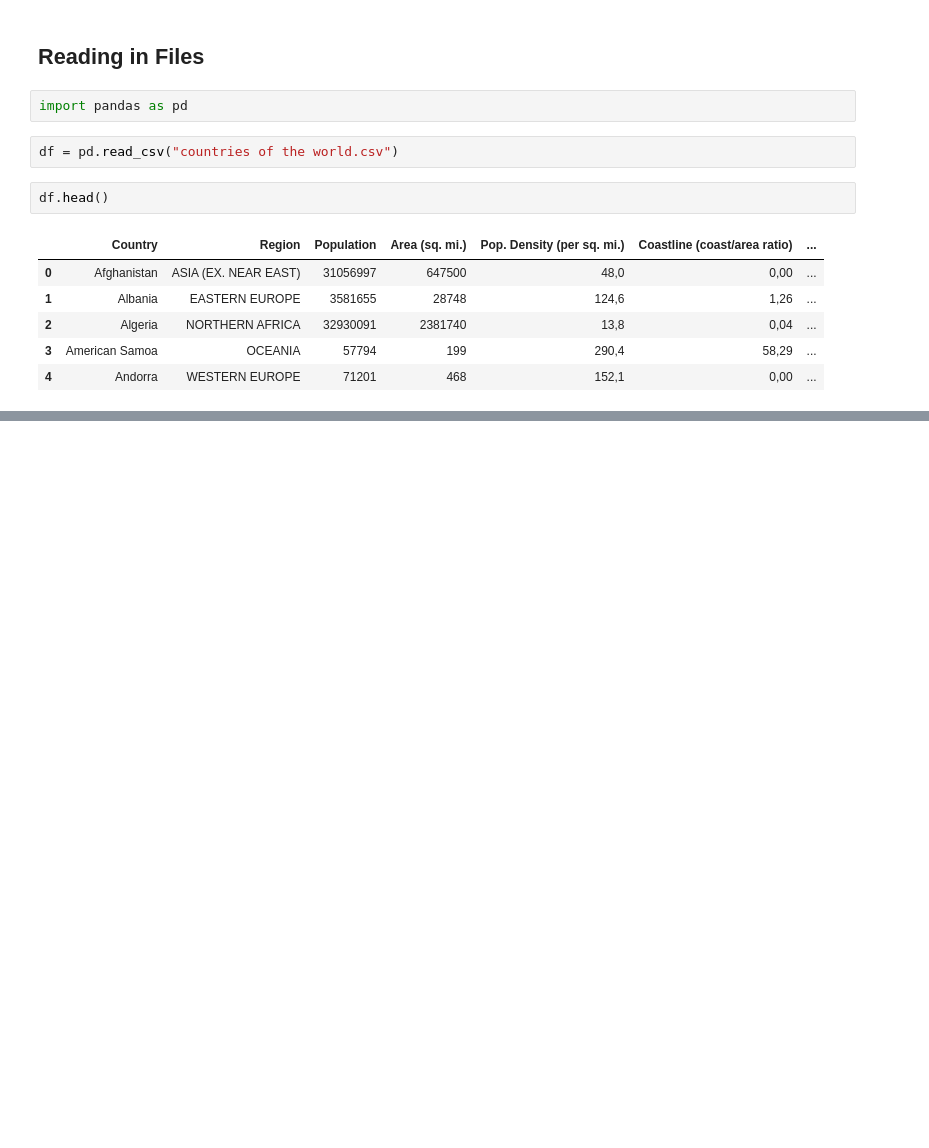
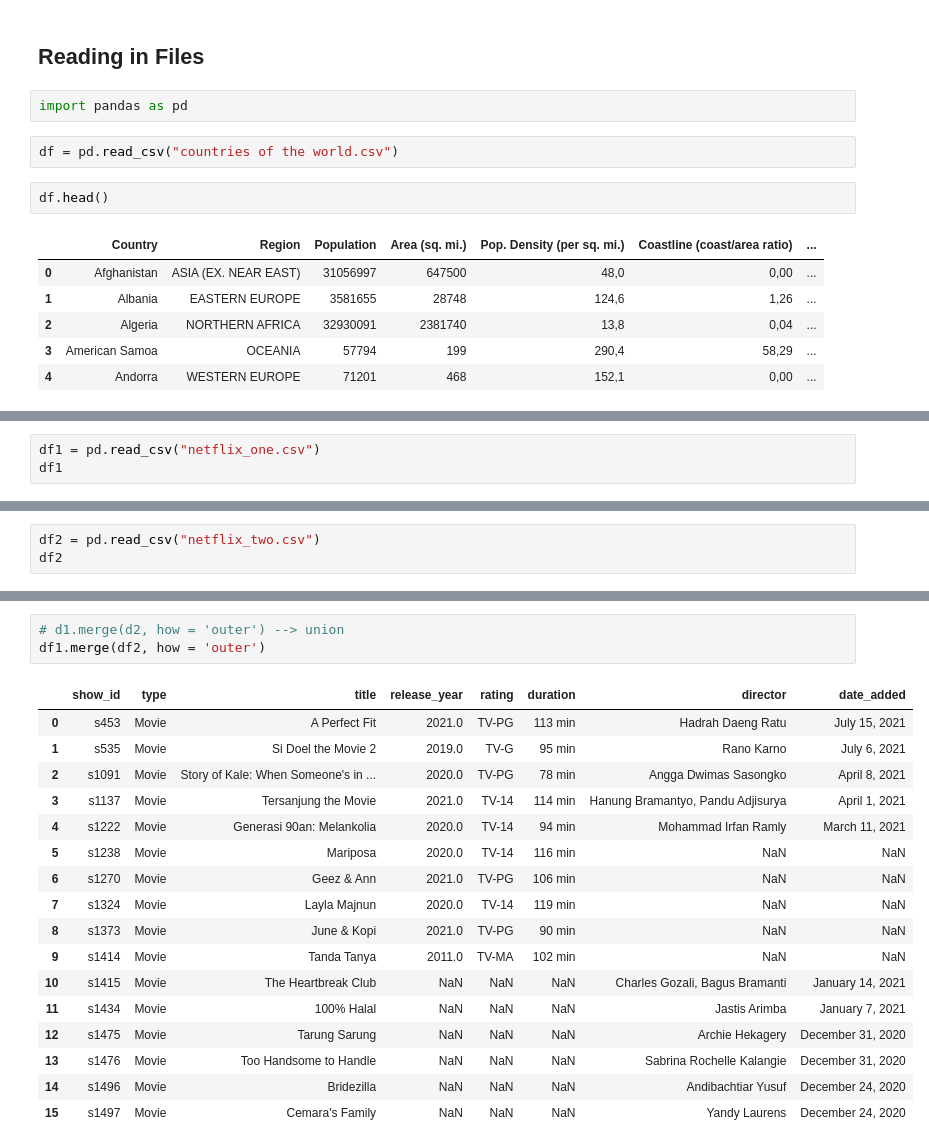
Before and after one commit to imronfilayatyds/intro-to-analytics, a Jupyter notebook: read.ipynb, the cells around one changed output, grey strips where cells are left out. Drawn from its saved outputs; the diff is of its cells as text; blank space fills up the shorter version.

```diff
--- a/read.ipynb
+++ b/read.ipynb
@@ -15,0 +515,3 @@ df.head()
+# %%
+df1 = pd.read_csv("netflix_one.csv")
+df1
@@ -15,0 +530,3 @@ df.head()
+# %%
+df2 = pd.read_csv("netflix_two.csv")
+df2
@@ -15,0 +565,21 @@ df.head()
+# %%
+# d1.merge(d2, how = 'outer') --> union
+df1.merge(df2, how = 'outer')
+# %% [output]
+|  | show_id | type | title | release_year | rating | duration | director | date_added |
+| 0 | s453 | Movie | A Perfect Fit | 2021.0 | TV-PG | 113 min | Hadrah Daeng Ratu | July 15, 2021 |
+| 1 | s535 | Movie | Si Doel the Movie 2 | 2019.0 | TV-G | 95 min | Rano Karno | July 6, 2021 |
+| 2 | s1091 | Movie | Story of Kale: When Someone's in ... | 2020.0 | TV-PG | 78 min | Angga Dwimas Sasongko | April 8, 2021 |
+| 3 | s1137 | Movie | Tersanjung the Movie | 2021.0 | TV-14 | 114 min | Hanung Bramantyo, Pandu Adjisurya | April 1, 2021 |
+| 4 | s1222 | Movie | Generasi 90an: Melankolia | 2020.0 | TV-14 | 94 min | Mohammad Irfan Ramly | March 11, 2021 |
+| 5 | s1238 | Movie | Mariposa | 2020.0 | TV-14 | 116 min | NaN | NaN |
+| 6 | s1270 | Movie | Geez & Ann | 2021.0 | TV-PG | 106 min | NaN | NaN |
+| 7 | s1324 | Movie | Layla Majnun | 2020.0 | TV-14 | 119 min | NaN | NaN |
+| 8 | s1373 | Movie | June & Kopi | 2021.0 | TV-PG | 90 min | NaN | NaN |
+| 9 | s1414 | Movie | Tanda Tanya | 2011.0 | TV-MA | 102 min | NaN | NaN |
+| 10 | s1415 | Movie | The Heartbreak Club | NaN | NaN | NaN | Charles Gozali, Bagus Bramanti | January 14, 2021 |
+| 11 | s1434 | Movie | 100% Halal | NaN | NaN | NaN | Jastis Arimba | January 7, 2021 |
+| 12 | s1475 | Movie | Tarung Sarung | NaN | NaN | NaN | Archie Hekagery | December 31, 2020 |
+| 13 | s1476 | Movie | Too Handsome to Handle | NaN | NaN | NaN | Sabrina Rochelle Kalangie | December 31, 2020 |
+| 14 | s1496 | Movie | Bridezilla | NaN | NaN | NaN | Andibachtiar Yusuf | December 24, 2020 |
+| 15 | s1497 | Movie | Cemara's Family | NaN | NaN | NaN | Yandy Laurens | December 24, 2020 |
```
Also changed, not shown: parts of 46 cells of this notebook, 3 other files.
